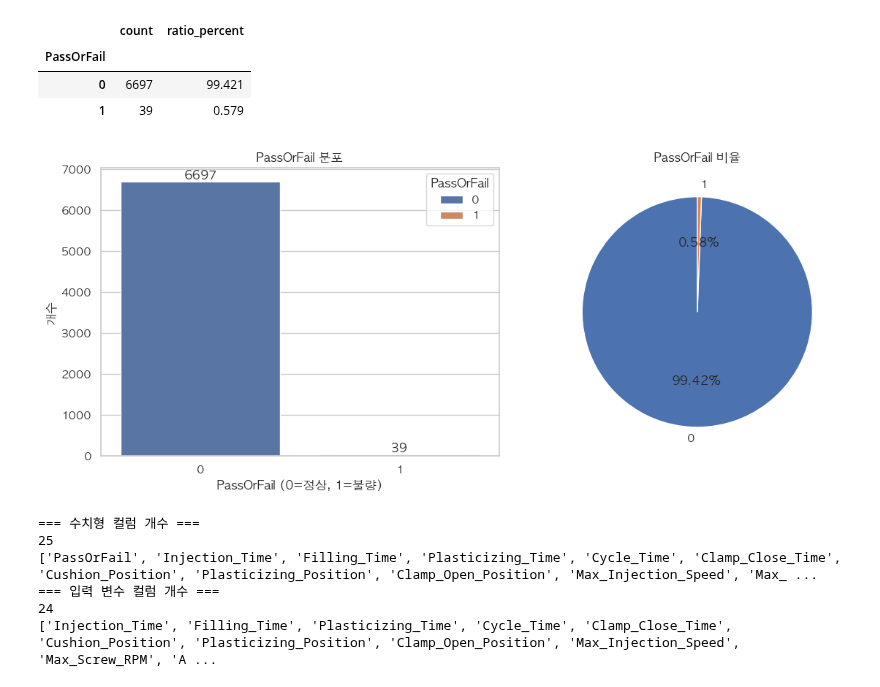
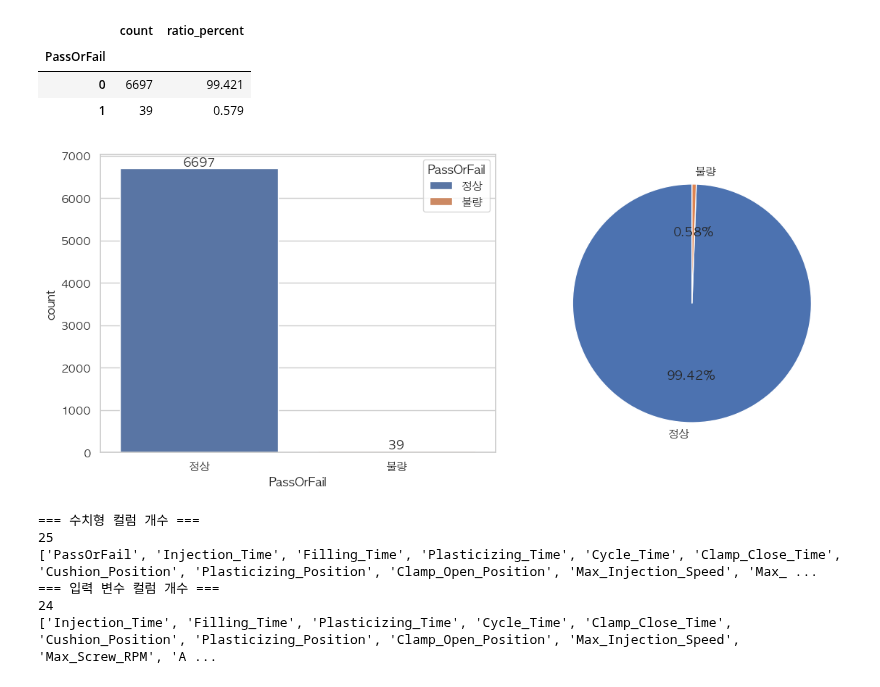
Before and after one commit to sungback/ML01, a Jupyter notebook: work/day3-2-cn7-eda.ipynb, the cells around one changed output. Saved outputs shown, nothing was run; the diff lists cells and outputs as text; code cells hidden in the pictures.

```diff
--- a/work/day3-2-cn7-eda.ipynb
+++ b/work/day3-2-cn7-eda.ipynb
@@ -295,28 +295,30 @@ display(target_summary)
 | 1 | 39 | 0.579 |
 # %%
 plt.figure(figsize=(12, 5))
-
 plt.subplot(1, 2, 1)
-ax = sns.countplot(data=df, x='PassOrFail', hue='PassOrFail', dodge=False)
+# ax = sns.countplot(data=df, x='PassOrFail', hue='PassOrFail', dodge=False)
+ax = sns.countplot(data=df.replace({'PassOrFail': {0: '정상', 1: '불량'}}),
+                   x='PassOrFail', hue='PassOrFail', dodge=False, legend=True)
 for container in ax.containers:
     ax.bar_label(container)
-plt.title("PassOrFail 분포")
-plt.xlabel("PassOrFail (0=정상, 1=불량)")
-plt.ylabel("개수")
-
+# plt.title("PassOrFail 분포")
+# plt.xlabel("PassOrFail (0=정상, 1=불량)")
+## plt.xticks(ticks=[0, 1], labels=['정상', '불량'])
+# ax.set_xticks([0, 1])
+# ax.set_xticklabels(['정상', '불량'])
+# plt.ylabel("개수")
 plt.subplot(1, 2, 2)
 df['PassOrFail'].value_counts().sort_index().plot.pie(
     autopct="%.2f%%",
     startangle=90,
-    labels=["0", "1"]
+    labels=["정상", "불량"]
 )
-plt.title("PassOrFail 비율")
+# plt.title("PassOrFail 비율")
 plt.ylabel("")
-
 plt.tight_layout()
 plt.show()
 # %% [output]
-[figure, old version]
+[figure, new version]
 # %%
 # ---------------------------------------------------------
 # 7. 수치형 컬럼 목록 정리
```
Also changed, not shown: parts of 1 cell of this notebook, 3 other files.
